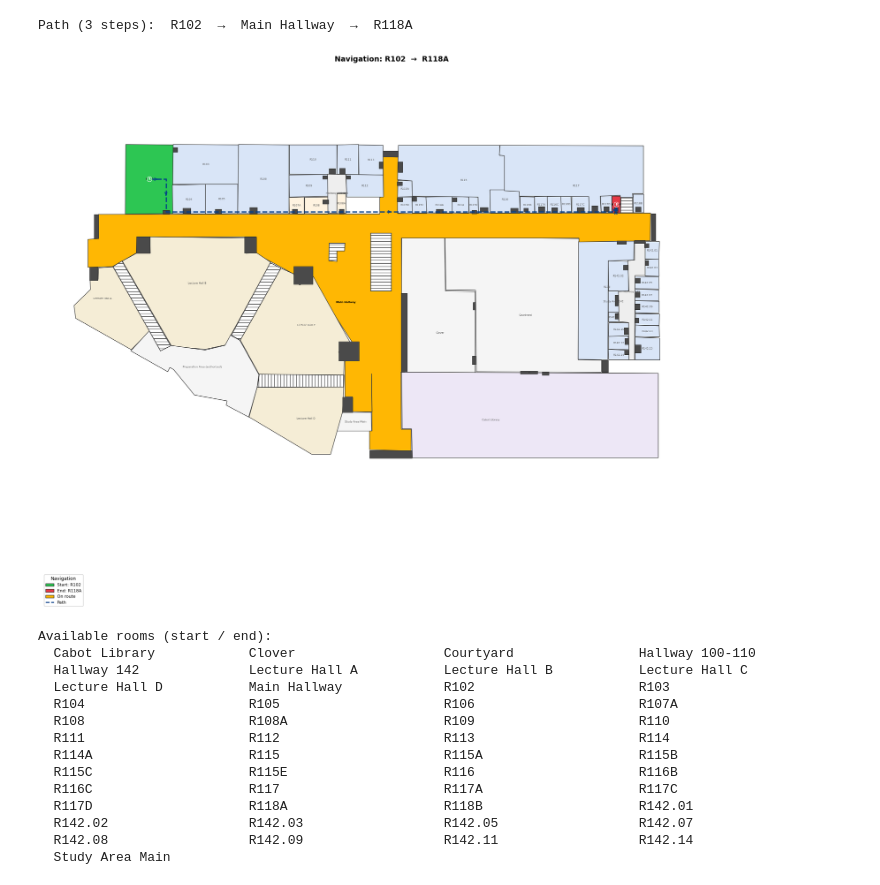
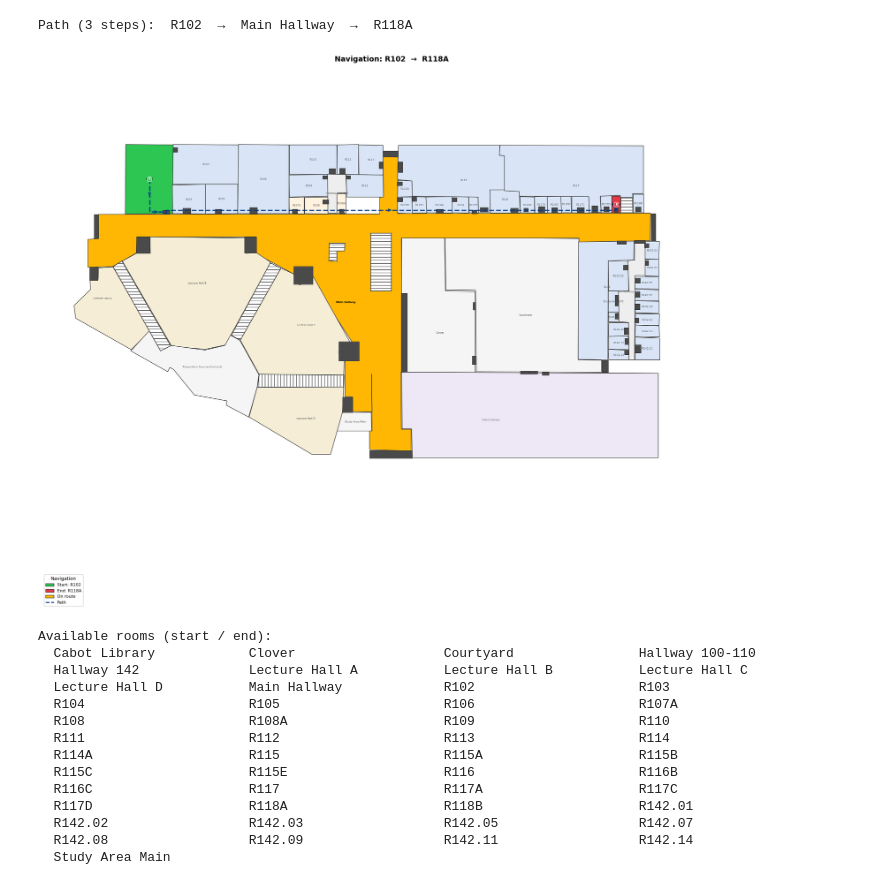
Before and after one commit to leonscrubs/SmartCampus, a Jupyter notebook: FloorMap_Viewer_new.ipynb, the cells around one changed output. Saved outputs shown, nothing was run; the diff lists cells and outputs as text; code cells hidden in the pictures.

Commit message:
Fix path: travel horizontally along hallway wall, not through middle
Replace vertical-first Manhattan with mixed routing:
- room center → door: vertical-first (stays inside room)
- door → door: horizontal-first (travels at door y-level near room walls)
- last door → room center: horizontal then vertical

```diff
--- a/FloorMap_Viewer_new.ipynb
+++ b/FloorMap_Viewer_new.ipynb
@@ -179,22 +179,33 @@ def find_door_pos(a_id, b_id):
                 return (la['x'], H - la['y'])
     return None
 
-def manhattan_segments(points):
+def build_path_vertices(route_xy):
     """
-    Right-angle path: vertical first, then horizontal.
-    Vertical-first exits rooms through the door rather than across the wall:
-    the path drops/rises to the hallway y-level before travelling along it.
-    Returns xs, ys lists suitable for ax.plot().
+    Mixed routing:
+      room_center -> first_door : vertical-first  (stays inside room)
+      door -> door              : horizontal-first (travels along hallway near room walls)
+      last_door -> room_center  : horizontal-then-vertical
     """
-    if not points:
-        return [], []
-    xs, ys = [points[0][0]], [points[0][1]]
-    for i in range(1, len(points)):
-        x0, y0 = xs[-1], ys[-1]
-        x1, y1 = points[i]
-        xs += [x0, x1]   # stay at x0, then move to x1
-        ys += [y1, y1]   # drop/rise to y1 first, then stay
-    return xs, ys
+    if len(route_xy) < 2:
+        return list(route_xy)
+    start = route_xy[0]
+    end   = route_xy[-1]
+    doors = route_xy[1:-1]
+    verts = [start]
+    if doors:
+        verts.append((start[0], doors[0][1]))  # vertical to first door y
+        verts.append(doors[0])                  # horizontal to first door x
+        for i in range(len(doors) - 1):
+            x0, y0 = doors[i]
+            x1, y1 = doors[i + 1]
+            verts.append((x1, y0))  # horizontal to next door x
+            verts.append((x1, y1))  # vertical to next door y
+        verts.append((end[0], doors[-1][1]))  # horizontal to end room x
+        verts.append(end)                      # vertical to end room center
+    else:
+        verts.append((start[0], end[1]))
+        verts.append(end)
+    return verts
 
 # ── Find path ──────────────────────────────────────────────────────────────────
 start_id = resolve(START)
@@ -295,16 +306,18 @@ else:
         ax.add_patch(Polygon(pts, closed=True, facecolor='#4A4A4A',
                              edgecolor='#222222', linewidth=0.6, zorder=5))
 
-    # Pass 4 — path line through door positions
+    # Pass 4 — path line (horizontal along hallway, vertical into rooms)
     if len(route_xy) >= 2:
-        mx, my = manhattan_segments(route_xy)
-        ax.plot(mx, my, color=LINE_COLOR, linewidth=2.5,
+        verts = build_path_vertices(route_xy)
+        xs = [p[0] for p in verts]
+        ys = [p[1] for p in verts]
+        ax.plot(xs, ys, color=LINE_COLOR, linewidth=2.5,
                 linestyle='--', zorder=6, alpha=0.9,
                 solid_capstyle='round', solid_joinstyle='round')
 
         # Directional arrows at each segment midpoint
-        for i in range(len(mx) - 1):
-            x0, y0, x1, y1 = mx[i], my[i], mx[i + 1], my[i + 1]
+        for i in range(len(xs) - 1):
+            x0, y0, x1, y1 = xs[i], ys[i], xs[i + 1], ys[i + 1]
             if abs(x1 - x0) < 1 and abs(y1 - y0) < 1:
                 continue
             cx_, cy_ = (x0 + x1) / 2, (y0 + y1) / 2
@@ -320,7 +333,7 @@ else:
             elif i == len(route_xy) - 1:
                 label, fc_ = 'E', END_COLOR
             else:
-                continue  # don't label intermediate door waypoints
+                continue
             ax.text(x, y, label, ha='center', va='center', fontsize=6,
                     fontweight='bold', color='white', zorder=9,
                     bbox=dict(boxstyle='circle,pad=0.25', facecolor=fc_,
@@ -330,34 +343,34 @@ else:
         mpatches.Patch(facecolor=START_COLOR, edgecolor='#333',
                        label=f'Start: {rooms_by_id[start_id]["name"]}'),
         mpatches.Patch(facecolor=END_COLOR,   edgecolor='#333',
                        label=f'End: {rooms_by_id[end_id]["name"]}'),
         mpatches.Patch(facecolor=PATH_COLOR,  edgecolor='#333', label='On route'),
         Line2D([0], [0], color=LINE_COLOR, linewidth=2,
                linestyle='--', label='Path'),
     ]
     ax.legend(handles=legend_entries, loc='lower left',
               fontsize=8, framealpha=0.92, title='Navigation', title_fontsize=9)
     ax.set_xlim(0, W); ax.set_ylim(0, H); ax.set_aspect('equal')
     ax.set_title(
         f'Navigation: {rooms_by_id[start_id]["name"]}  →  {rooms_by_id[end_id]["name"]}',
         fontsize=14, fontweight='bold', pad=12)
     ax.axis('off')
     plt.tight_layout()
     plt.show()
 
 # ── Available rooms ─────────────────────────────────────────────────────────────
 print("\nAvailable rooms (start / end):")
 nav_rooms = sorted(
     {r['name'] for r in floor1s['rooms']
      if r.get('name') and r.get('neighbors')
      and r['type'] not in ('door', 'entrance', 'connection')},
     key=str.lower
 )
 for i in range(0, len(nav_rooms), 4):
     print("  " + "   ".join(f"{n:<22}" for n in nav_rooms[i:i+4]))
 # %% [output]
 Path (3 steps):  R102  →  Main Hallway  →  R118A
-[figure, old version]
+[figure, new version]
 Available rooms (start / end):
   Cabot Library            Clover                   Courtyard                Hallway 100-110
   Hallway 142              Lecture Hall A           Lecture Hall B           Lecture Hall C
```
